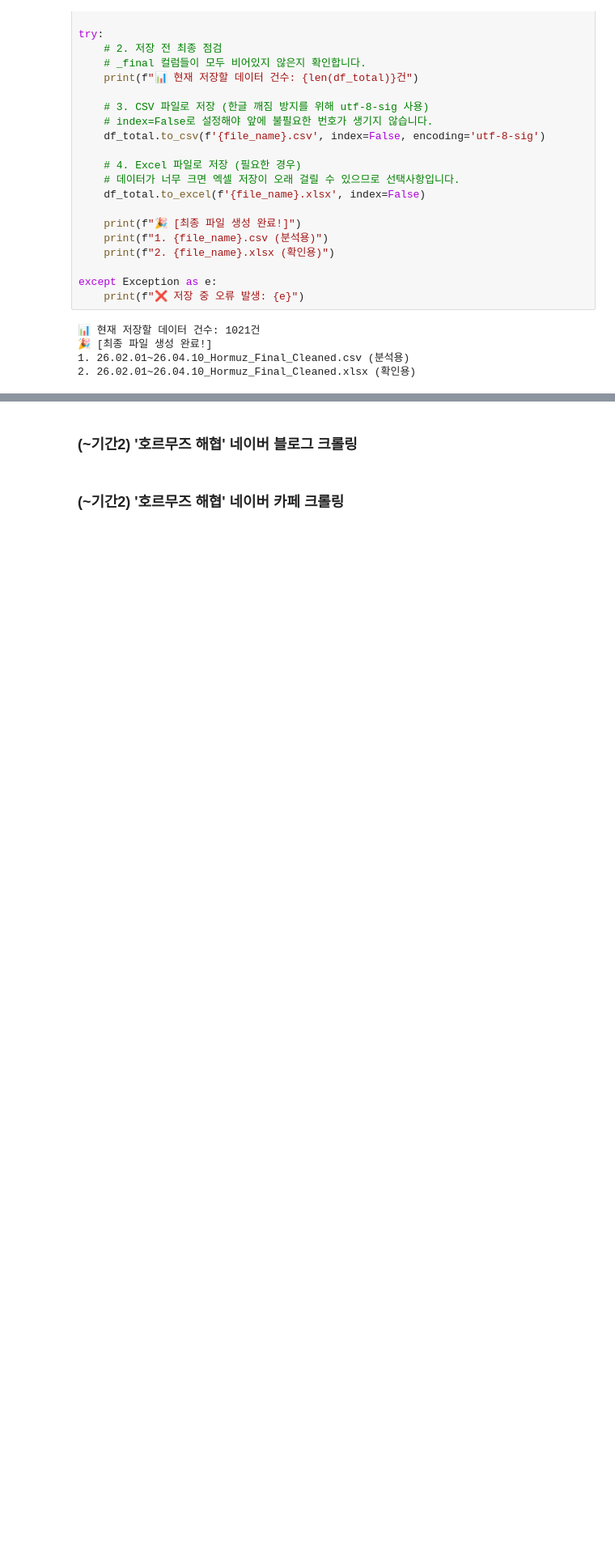
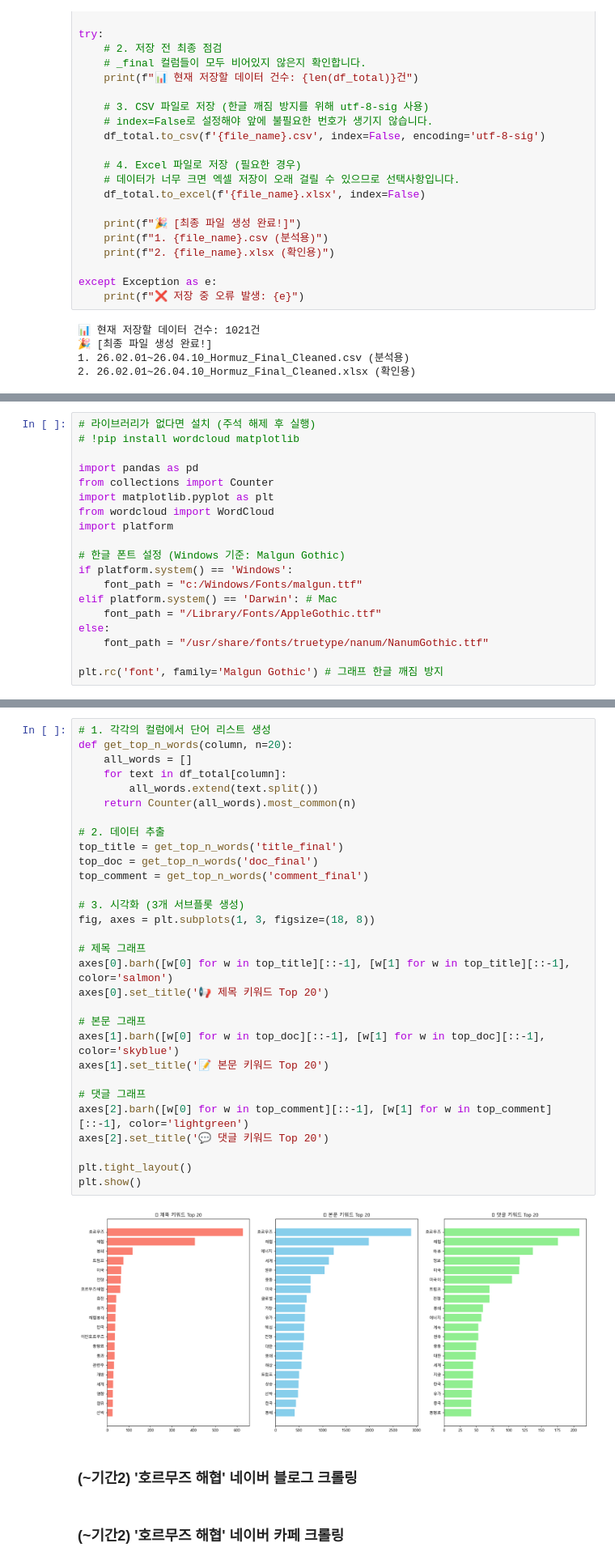
Before and after one commit to taehatae/Crawling_practice, a Jupyter notebook: 중간고사팀프로젝트/중간고사팀프로젝트_황태하_신형진.ipynb, the cells around one changed output, grey strips where cells are left out. Shown at 81% size. Cells and saved outputs as stored; diff of their text form; blank space fills up the shorter version.

```diff
--- a/중간고사팀프로젝트/중간고사팀프로젝트_황태하_신형진.ipynb
+++ b/중간고사팀프로젝트/중간고사팀프로젝트_황태하_신형진.ipynb
@@ -790,0 +798,19 @@ except Exception as e:
+# %%
+# 라이브러리가 없다면 설치 (주석 해제 후 실행)
+# !pip install wordcloud matplotlib
+
+import pandas as pd
+from collections import Counter
+import matplotlib.pyplot as plt
+from wordcloud import WordCloud
+import platform
+
+# 한글 폰트 설정 (Windows 기준: Malgun Gothic)
+if platform.system() == 'Windows':
+    font_path = "c:/Windows/Fonts/malgun.ttf"
+elif platform.system() == 'Darwin': # Mac
+    font_path = "/Library/Fonts/AppleGothic.ttf"
+else:
+    font_path = "/usr/share/fonts/truetype/nanum/NanumGothic.ttf"
+
+plt.rc('font', family='Malgun Gothic') # 그래프 한글 깨짐 방지
@@ -791,3 +819,35 @@ except Exception as e:
+# %%
+# 1. 각각의 컬럼에서 단어 리스트 생성
+def get_top_n_words(column, n=20):
+    all_words = []
+    for text in df_total[column]:
+        all_words.extend(text.split())
+    return Counter(all_words).most_common(n)
+
+# 2. 데이터 추출
+top_title = get_top_n_words('title_final')
+top_doc = get_top_n_words('doc_final')
+top_comment = get_top_n_words('comment_final')
+
+# 3. 시각화 (3개 서브플롯 생성)
+fig, axes = plt.subplots(1, 3, figsize=(18, 8))
+
+# 제목 그래프
+axes[0].barh([w[0] for w in top_title][::-1], [w[1] for w in top_title][::-1], color='salmon')
+axes[0].set_title('📢 제목 키워드 Top 20')
+
+# 본문 그래프
+axes[1].barh([w[0] for w in top_doc][::-1], [w[1] for w in top_doc][::-1], color='skyblue')
+axes[1].set_title('📝 본문 키워드 Top 20')
+
+# 댓글 그래프
+axes[2].barh([w[0] for w in top_comment][::-1], [w[1] for w in top_comment][::-1], color='lightgreen')
+axes[2].set_title('💬 댓글 키워드 Top 20')
+
+plt.tight_layout()
+plt.show()
+# %% [output]
+[figure, added]
 # %% [markdown]
 ### (~기간2) '호르무즈 해협' 네이버 블로그 크롤링
 # %% [markdown]
```
Also changed, not shown: parts of 4 cells of this notebook, 3 other files.
